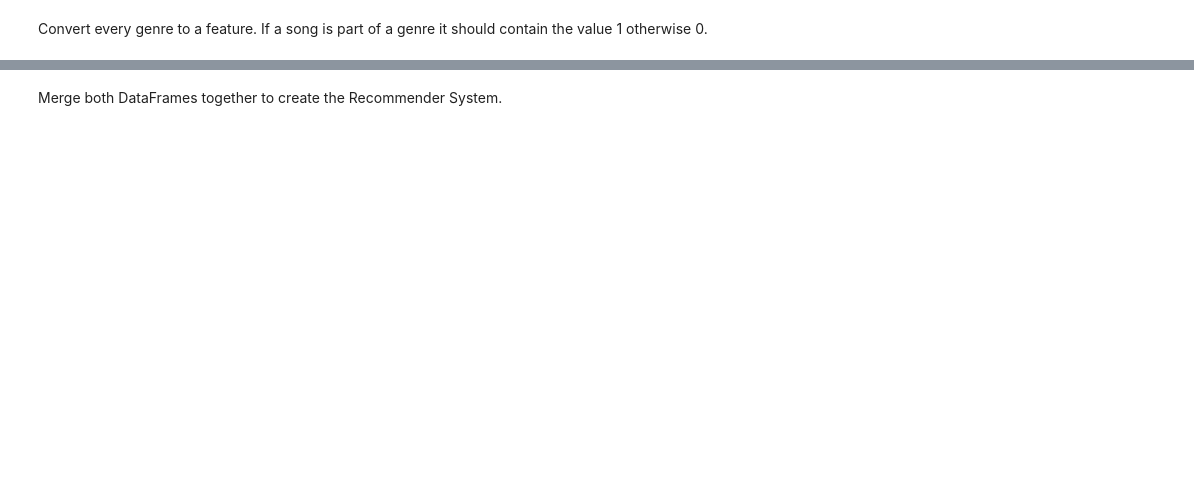
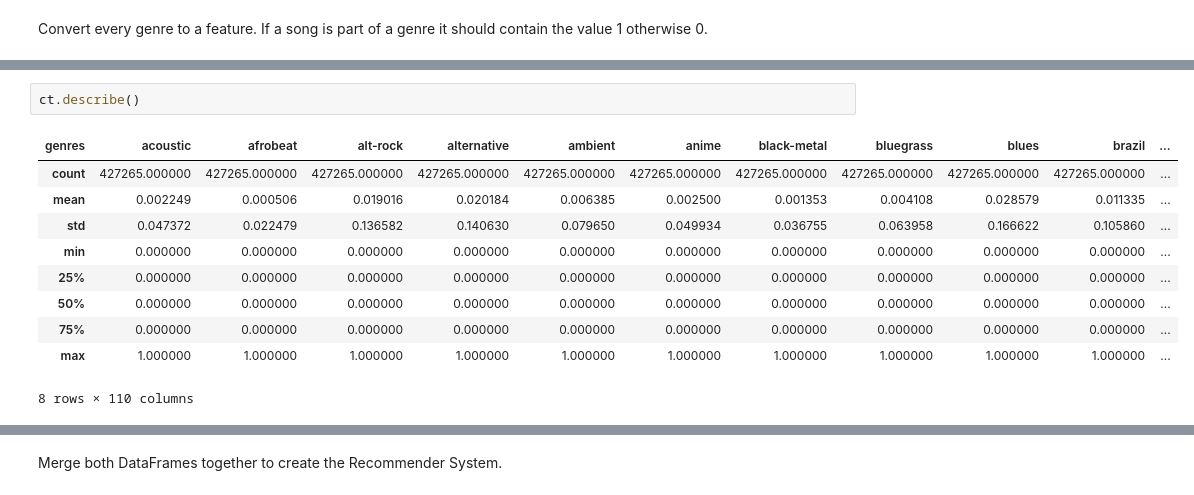
Before and after one commit to Jannis37/80s-recommender, a Jupyter notebook: recommender.ipynb, the cells around one changed output, grey strips where cells are left out. Drawn from its saved outputs; the diff is of its cells as text; blank space fills up the shorter version.

```diff
--- a/recommender.ipynb
+++ b/recommender.ipynb
@@ -352,0 +501,13 @@ ct.shape
+# %%
+ct.describe()
+# %% [output]
+| genres | acoustic | afrobeat | alt-rock | alternative | ambient | anime | black-metal | bluegrass | blues | brazil | ... |
+| count | 427265.000000 | 427265.000000 | 427265.000000 | 427265.000000 | 427265.000000 | 427265.000000 | 427265.000000 | 427265.000000 | 427265.000000 | 427265.000000 | ... |
+| mean | 0.002249 | 0.000506 | 0.019016 | 0.020184 | 0.006385 | 0.002500 | 0.001353 | 0.004108 | 0.028579 | 0.011335 | ... |
+| std | 0.047372 | 0.022479 | 0.136582 | 0.140630 | 0.079650 | 0.049934 | 0.036755 | 0.063958 | 0.166622 | 0.105860 | ... |
+| min | 0.000000 | 0.000000 | 0.000000 | 0.000000 | 0.000000 | 0.000000 | 0.000000 | 0.000000 | 0.000000 | 0.000000 | ... |
+| 25% | 0.000000 | 0.000000 | 0.000000 | 0.000000 | 0.000000 | 0.000000 | 0.000000 | 0.000000 | 0.000000 | 0.000000 | ... |
+| 50% | 0.000000 | 0.000000 | 0.000000 | 0.000000 | 0.000000 | 0.000000 | 0.000000 | 0.000000 | 0.000000 | 0.000000 | ... |
+| 75% | 0.000000 | 0.000000 | 0.000000 | 0.000000 | 0.000000 | 0.000000 | 0.000000 | 0.000000 | 0.000000 | 0.000000 | ... |
+| max | 1.000000 | 1.000000 | 1.000000 | 1.000000 | 1.000000 | 1.000000 | 1.000000 | 1.000000 | 1.000000 | 1.000000 | ... |
+8 rows × 110 columns
```
Also changed, not shown: parts of 75 cells of this notebook, 3 other files.
